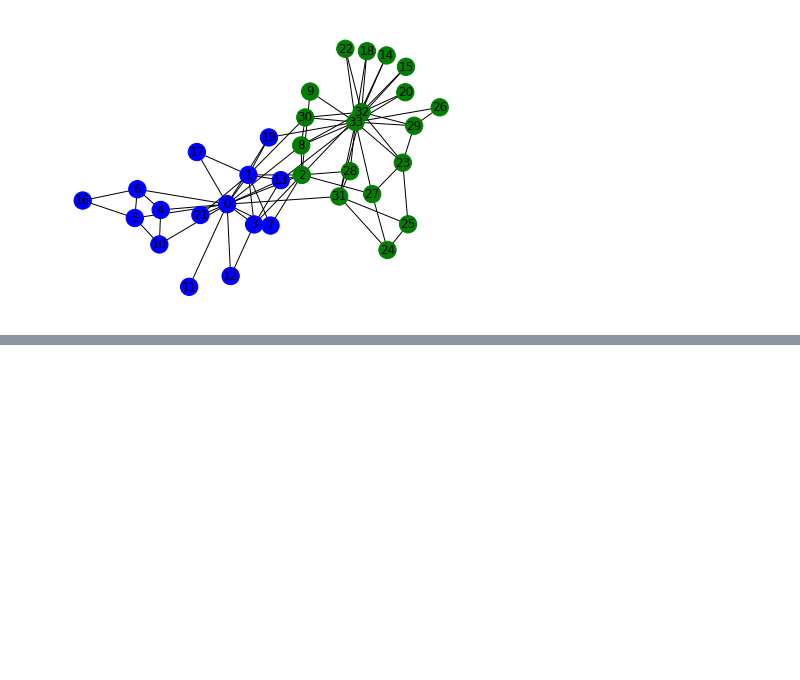
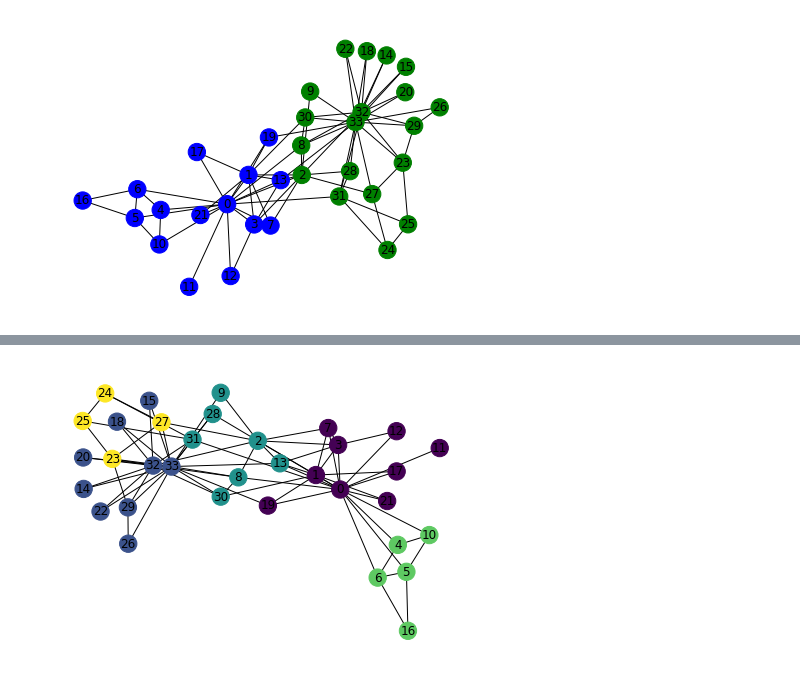
Before and after one commit to sajjadGG/Community-Detection-Task, a Jupyter notebook: Explore.ipynb, the cells around one changed output, grey strips where cells are left out. Saved outputs shown, nothing was run; the diff lists cells and outputs as text; code cells hidden in the pictures; blank space fills up the shorter version.

```diff
--- a/Explore.ipynb
+++ b/Explore.ipynb
@@ -40,0 +64,7 @@ draw_graph_com(G,coms.communities)
+# %%
+G = nx.karate_club_graph()
+coms = algorithms.walktrap(G)
+
+draw_graph_com(G,coms.communities)
+# %% [output]
+[figure, added]
```
Also changed, not shown: parts of 23 cells of this notebook, 1 other file.
